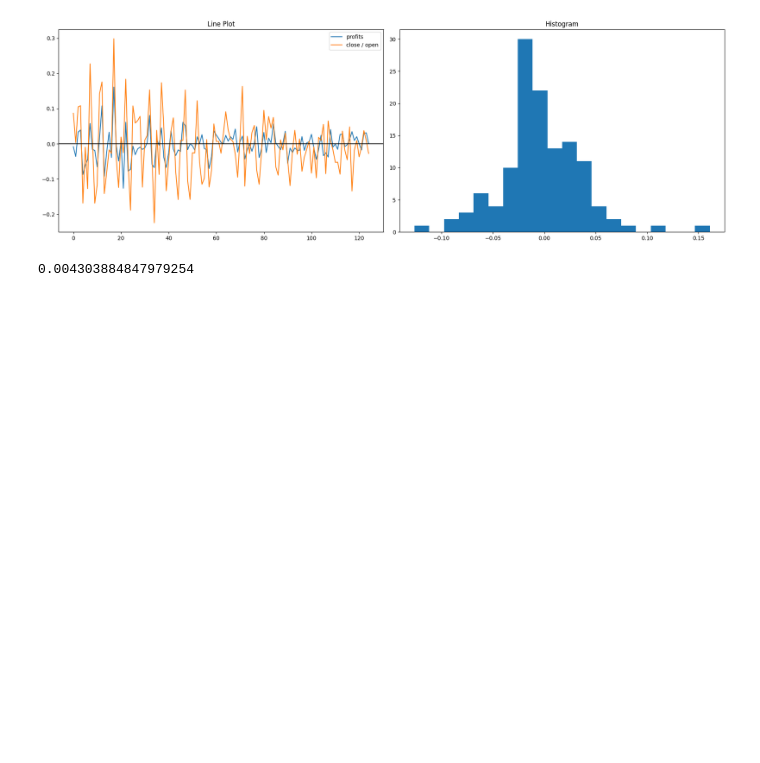
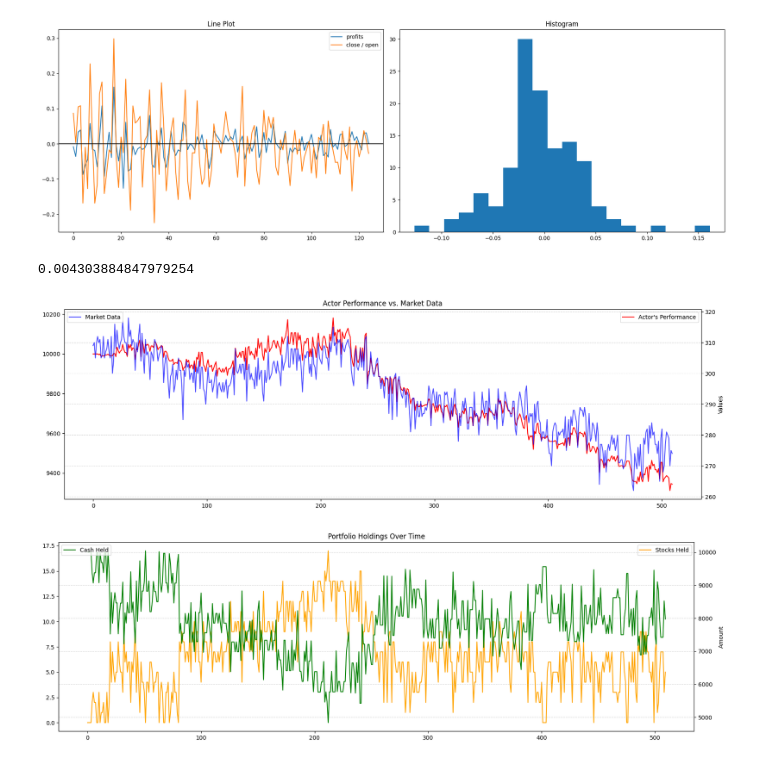
Before and after one commit to UoB-DSMP-2023-24/dsmp-2024-group-19, a Jupyter notebook: Trading/level1BrokerV2.ipynb, the cells around one changed output. Saved outputs shown, nothing was run; the diff lists cells and outputs as text; code cells hidden in the pictures; blank space fills up the shorter version.

```diff
--- a/Trading/level1BrokerV2.ipynb
+++ b/Trading/level1BrokerV2.ipynb
@@ -121,6 +121,7 @@ def display_results(results, data):
     plt.title("Portfolio Holdings Over Time")
     plt.legend(loc='upper left')
     plt.grid(True, linestyle='--', alpha=0.5)
+    plt.ylim(min = 0)
     plt.show()
 # %% [markdown]
 # Example
@@ -183,3 +184,8 @@ print(np.mean(np.array(profits) - np.array(open_vs_close)))
 # %% [output]
 [figure]
 0.004303884847979254
+# %%
+display_results(broker(MA_actor, tapes_data[10], cash), tapes_data[10])
+# %% [output]
+[figure, added]
+[figure, added]
```
